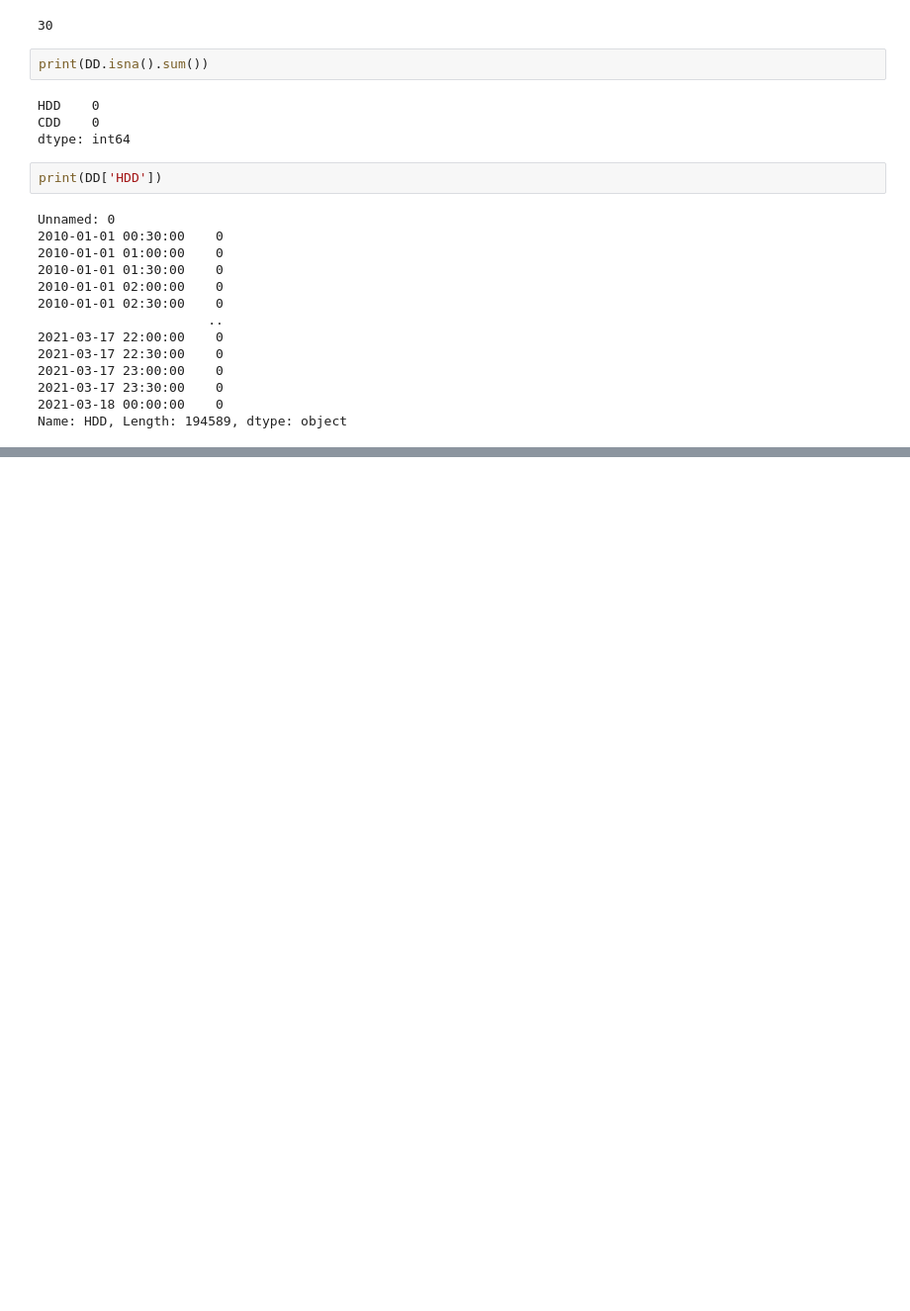
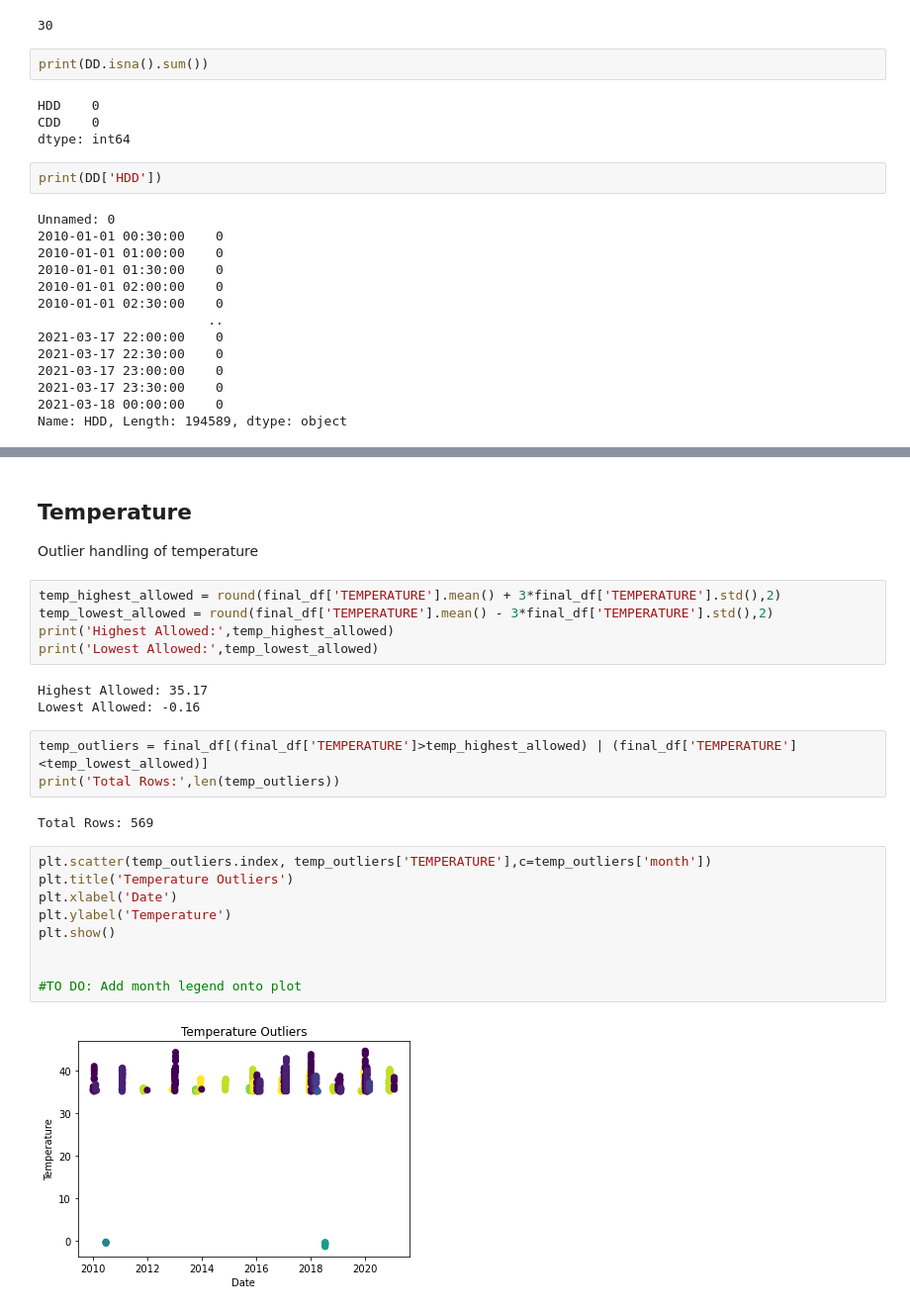
Before and after one commit to mkingopng/electricity_demand_forecasting, a Jupyter notebook: src/NS_Test.ipynb, the cells around one changed output, grey strips where cells are left out. Shown: that part at 99% size. Drawn from its saved outputs; the diff is of its cells as text; blank space fills up the shorter version.

Commit message:
Looking at outliers in Temperature, Price and TotalDemand. We need to decide which method we are going to use for outlier hanlding based on the capping method there are a few that have been found.

```diff
--- a/src/NS_Test.ipynb
+++ b/src/NS_Test.ipynb
@@ -431,0 +393,27 @@ No artists with labels found to put in legend.  Note that artists whose label st
+# %% [markdown]
+## Temperature
+Outlier handling of temperature
+# %%
+temp_highest_allowed = round(final_df['TEMPERATURE'].mean() + 3*final_df['TEMPERATURE'].std(),2)
+temp_lowest_allowed = round(final_df['TEMPERATURE'].mean() - 3*final_df['TEMPERATURE'].std(),2)
+print('Highest Allowed:',temp_highest_allowed)
+print('Lowest Allowed:',temp_lowest_allowed)
+# %% [output]
+Highest Allowed: 35.17
+Lowest Allowed: -0.16
+# %%
+temp_outliers = final_df[(final_df['TEMPERATURE']>temp_highest_allowed) | (final_df['TEMPERATURE']<temp_lowest_allowed)]
+print('Total Rows:',len(temp_outliers))
+# %% [output]
+Total Rows: 569
+# %%
+plt.scatter(temp_outliers.index, temp_outliers['TEMPERATURE'],c=temp_outliers['month'])
+plt.title('Temperature Outliers')
+plt.xlabel('Date')
+plt.ylabel('Temperature')
+plt.show()
+
+
+#TO DO: Add month legend onto plot
+# %% [output]
+[figure, added]
```
Also changed, not shown: parts of 49 cells of this notebook.
